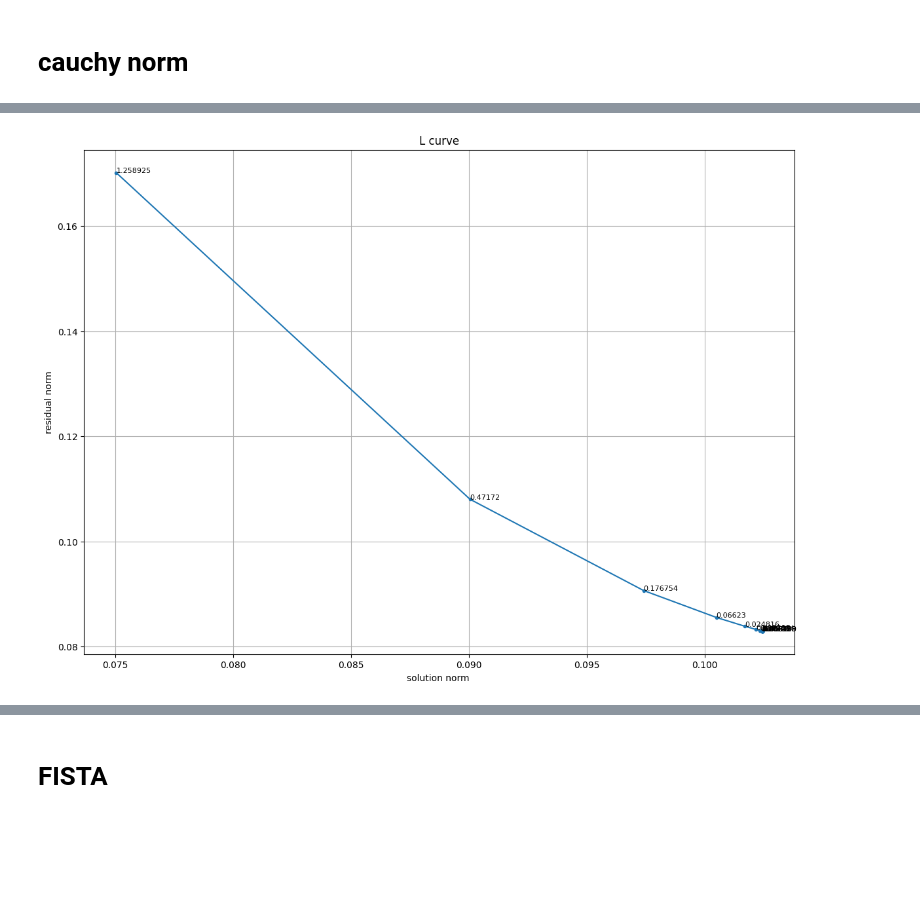
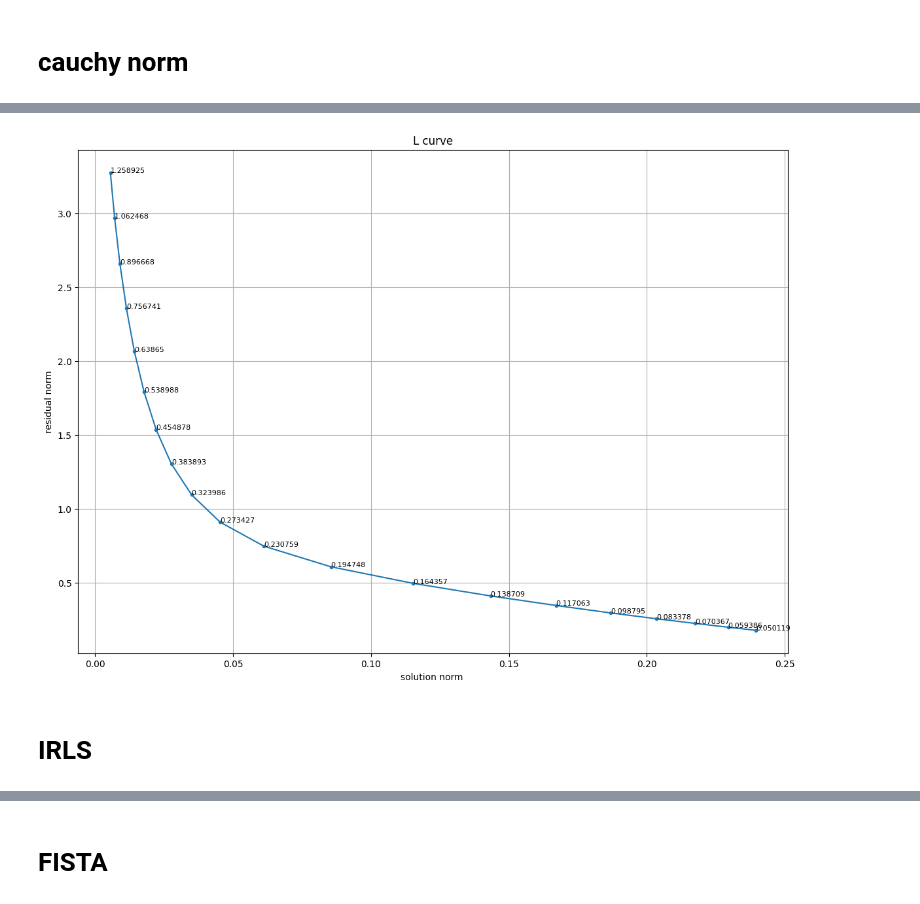
Before and after one commit to nasser00/Naveen-project, a Jupyter notebook: tutorial/demo.ipynb, the cells around one changed output, grey strips where cells are left out. Saved outputs shown, nothing was run; the diff lists cells and outputs as text; code cells hidden in the pictures; blank space fills up the shorter version.

```diff
--- a/tutorial/demo.ipynb
+++ b/tutorial/demo.ipynb
@@ -457,7 +457,7 @@ r_true=r
 r_true=r_true.reshape(500,1)
 r_true=bp_filter(r_true,0.004,1, 3, 55, 65)
 for i in my_lambda:
-    x_sol_reg_new,final_iter=gd_Rex(A,dnew,xo,i,5000)
+    x_sol_reg_new,final_iter=gd_Rex(A,dnew,xo,i,5000,0.000001)
     r_sol= x_sol_reg_new
     r_sol=r_sol.reshape(500,1)
     r_sol=bp_filter(r_sol,0.004,1, 3, 55, 65)
@@ -489,7 +489,7 @@ for i in my_lambda:
 # %%
 from huber import *
 # %%
-x_sol_huber_1,final_iter=huber(A,dnew,xo,0.15,501)
+x_sol_huber_1,final_iter=huber(A,dnew,xo,0.15,501,0.001)
 plt.figure(figsize=(8, 4))
 plt.plot(r)
 plt.title('True refelectivity series')
@@ -509,7 +509,7 @@ my_lambda=np.logspace(-0.9,-0.6,10)
 x=[]
 y=[]
 for i in my_lambda:
-    x_sol_huber_1,final_ite=huber(A,dnew,xo,i,501)
+    x_sol_huber_1,final_ite=huber(A,dnew,xo,i,501,0.001)
     for i in range(len(x_sol_huber_1)):
         epsilon=0.001
         x_sol_huber_term=np.zeros(len(x_sol_huber_1))
@@ -542,7 +542,7 @@ plt.figure(figsize=(8, 4))
 plt.plot(r)
 plt.title('True refelectivity series')
 plt.grid(True)
-x_sol_cauchy,itr=cauchy(A,dnew,xo,500,5000)
+x_sol_cauchy,itr=cauchy(A,dnew,xo,0.53,5000,0.1)
 plt.figure(figsize=(8, 4))
 plt.plot(x_sol_cauchy)
 plt.title('Recovered refelectivity series')
@@ -556,18 +556,20 @@ plt.savefig(figure_path)
 # %%
-my_lambda=np.logspace(-8,0.1,20)
+my_lambda=np.logspace(-1.3,0.1,20)
 x=[]
 y=[]
 for i in my_lambda:
-    x_sol_cauchy,itr=cauchy(A,dnew,xo,i,501)
+    x_sol_cauchy,itr=cauchy(A,dnew,xo,i,5000,0.1)
     x.append(np.linalg.norm(np.log(((x_sol_cauchy**2)/2)+1)))
     y.append((np.linalg.norm(np.dot(A,x_sol_cauchy)-dnew))**2)
 plt.figure(figsize=(14, 10))
 plt.plot(x,y,".-")
 plt.title('L curve')
 plt.ylabel("residual norm")
 plt.xlabel("solution norm ")
 plt.grid(True)
 for i in range(len(x)):
     plt.text(x[i],y[i],""+str(np.round(my_lambda[i],6)),fontsize=8)
 # %% [output]
-[figure, old version]
+[figure, new version]
+# %% [markdown]
+# IRLS
```
Also changed, not shown: parts of 36 cells of this notebook.
